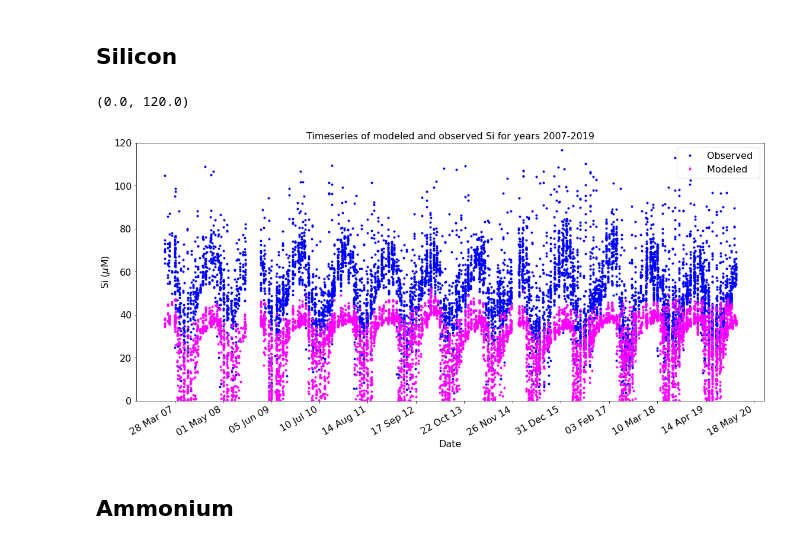
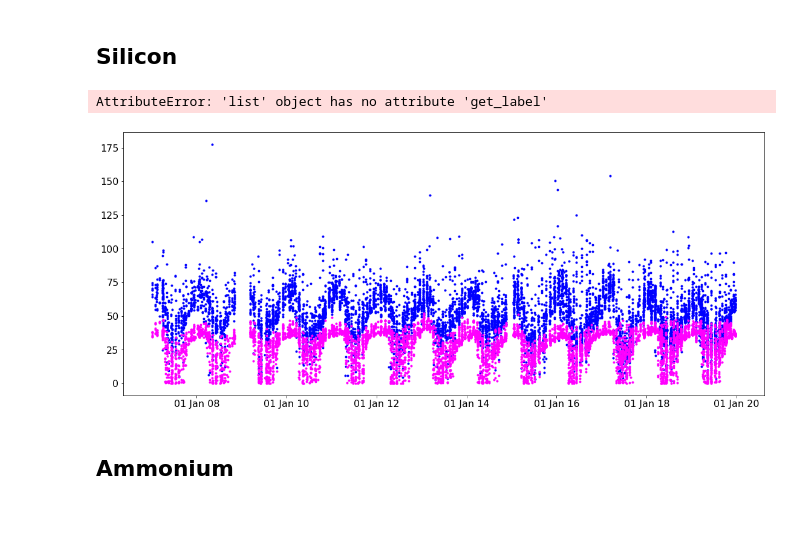
Before and after one commit to SalishSeaCast/analysis-keegan, a Jupyter notebook: notebooks/Evaluations/Time_Series_evaluation.ipynb, the cells around one changed output. Saved outputs shown, nothing was run; the diff lists cells and outputs as text; code cells hidden in the pictures; blank space fills up the shorter version.

```diff
--- a/notebooks/Evaluations/Time_Series_evaluation.ipynb
+++ b/notebooks/Evaluations/Time_Series_evaluation.ipynb
@@ -409,11 +419,11 @@ all_years(obsvar,modvar)
 # %%
 obsvar='Si'
 modvar='mod_silicon'
-all_years(obsvar,modvar)
+ket.all_years(data,obsvar,modvar)
 plt.ylim(0,120)
 # %% [output]
-(0.0, 120.0)
+AttributeError: 'list' object has no attribute 'get_label'
-[figure, old version]
+[figure, new version]
 # %% [markdown]
 ## Ammonium
 # %%
```
Also changed, not shown: parts of 11 cells of this notebook, 2 other files.
